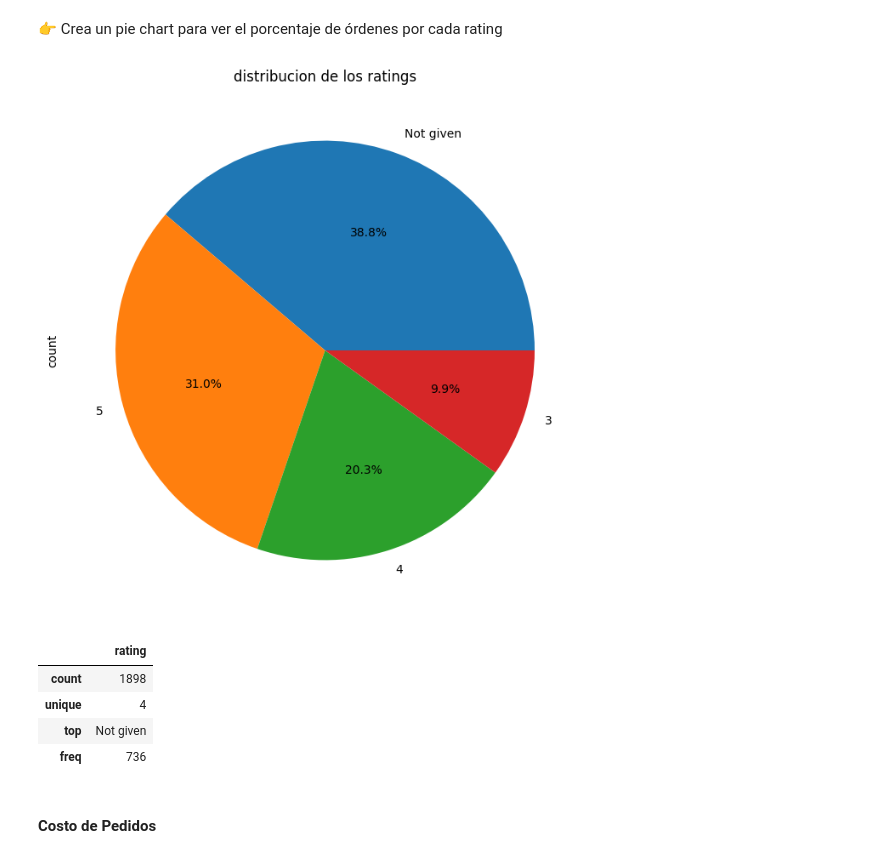
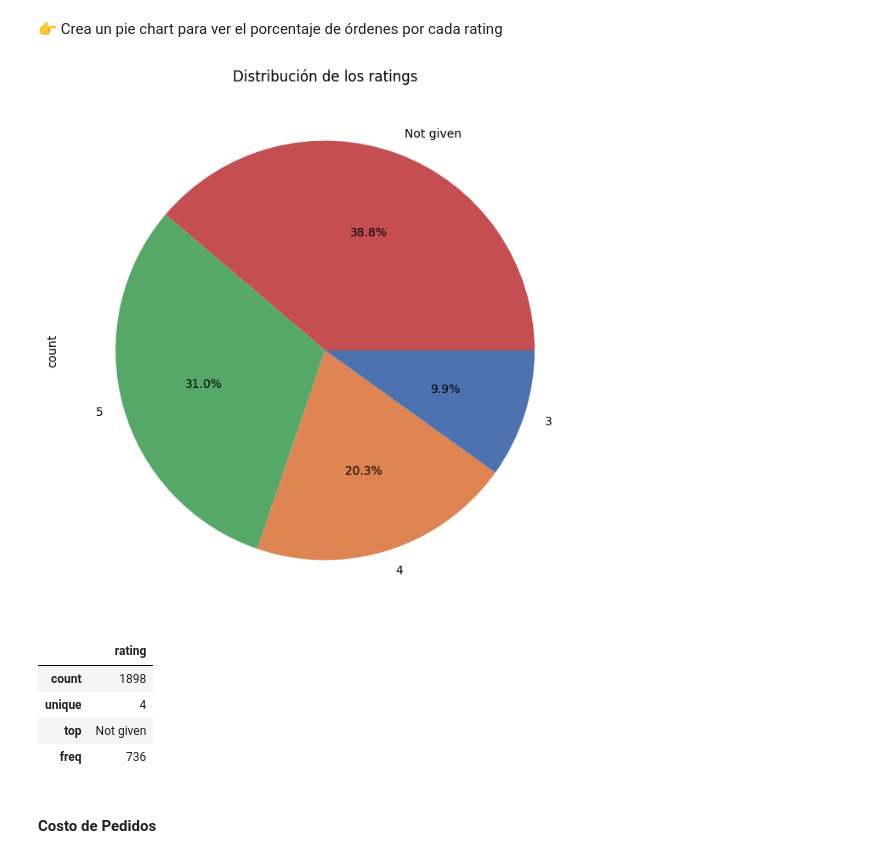
Before and after one commit to Antonio-Tresol/datascience_coursework, a Jupyter notebook: homework_eda/EDA_FoodHub_Guia_de_Estudio.ipynb, the cells around one changed output. Saved outputs shown, nothing was run; the diff lists cells and outputs as text; code cells hidden in the pictures.

```diff
--- a/homework_eda/EDA_FoodHub_Guia_de_Estudio.ipynb
+++ b/homework_eda/EDA_FoodHub_Guia_de_Estudio.ipynb
@@ -249,0 +257,15 @@ plt.show()
+# %%
+# map "label" -> "color" to use in all plots involving ratings
+rating_categories = ["3", "4", "5", "Not given", "1", "2"]
+palette_colors = sns.color_palette("deep", n_colors=len(rating_categories))
+rating_color_map = dict(zip(rating_categories, palette_colors))
+
+plt.figure(figsize=(12, 8))
+sns.countplot(
+    data=foodhub_orders_data.sort_values(by="rating"),
+    x="rating",
+    hue="rating",
+    palette=rating_color_map,
+)
+plt.ylabel("number of orders")
+plt.show()
@@ -252,17 +276,21 @@ plt.show()
 # %% [markdown]
 👉 Crea un pie chart para ver el porcentaje de órdenes por cada rating
 # %%
-# Escribe tu código aquí
-foodhub_orders_data["rating"].value_counts().plot(
+# matplotlib uses only a list of colors so we get them in order
+rating_counts = foodhub_orders_data["rating"].value_counts()
+pie_colors = [rating_color_map[rating] for rating in rating_counts.index]
+
+rating_counts.plot(
     kind="pie",
     autopct="%1.1f%%",  # to add labels to the chard
     figsize=(12, 8),
-    title="distribucion de los ratings",
+    title="Distribución de los ratings",
+    colors=pie_colors,
 )
 plt.show()
 foodhub_orders_data[["rating"]].describe()
 # %% [output]
-[figure, old version]
+[figure, new version]
 |  | rating |
 | count | 1898 |
 | unique | 4 |
```
Also changed, not shown: parts of 40 cells of this notebook.
